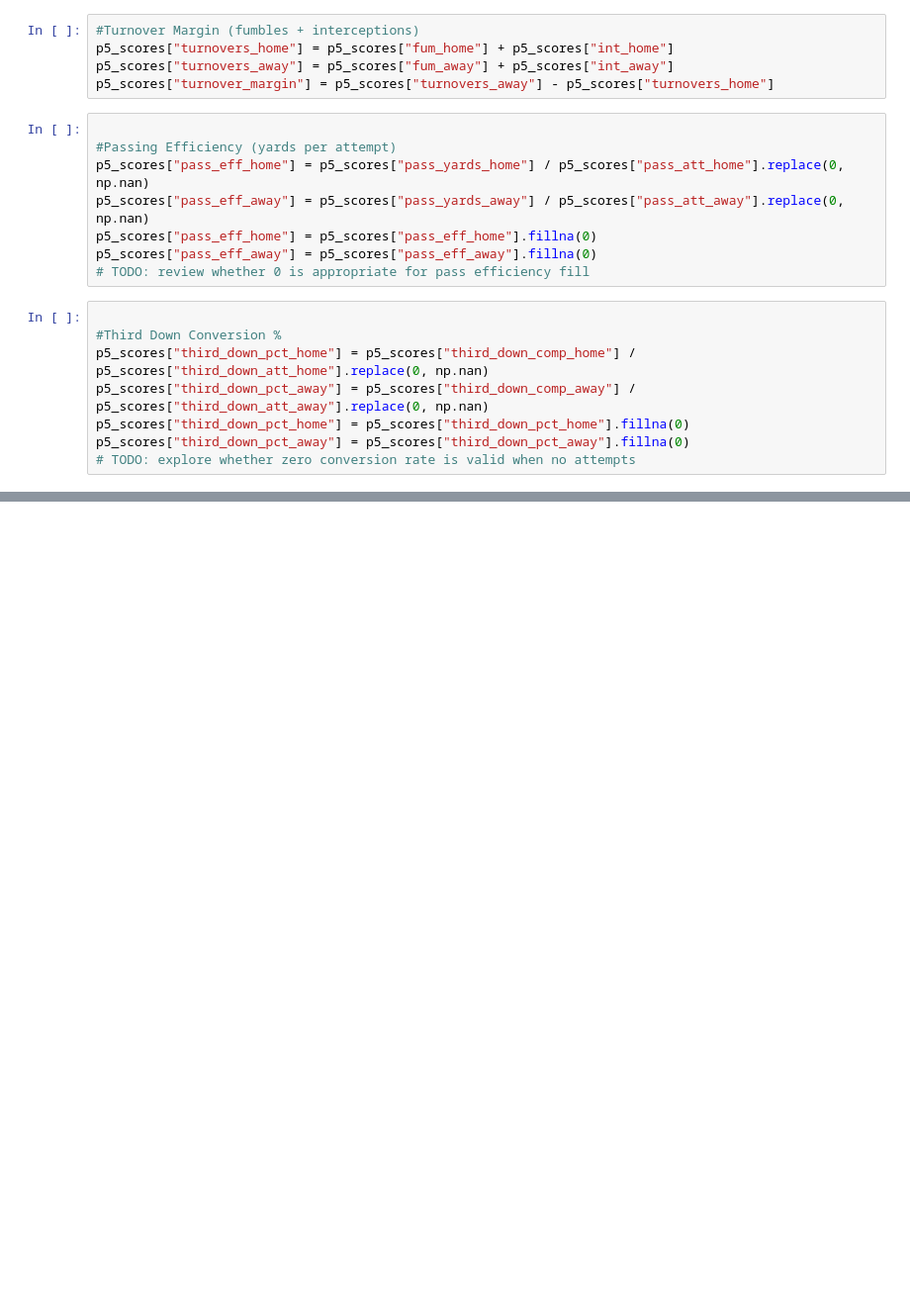
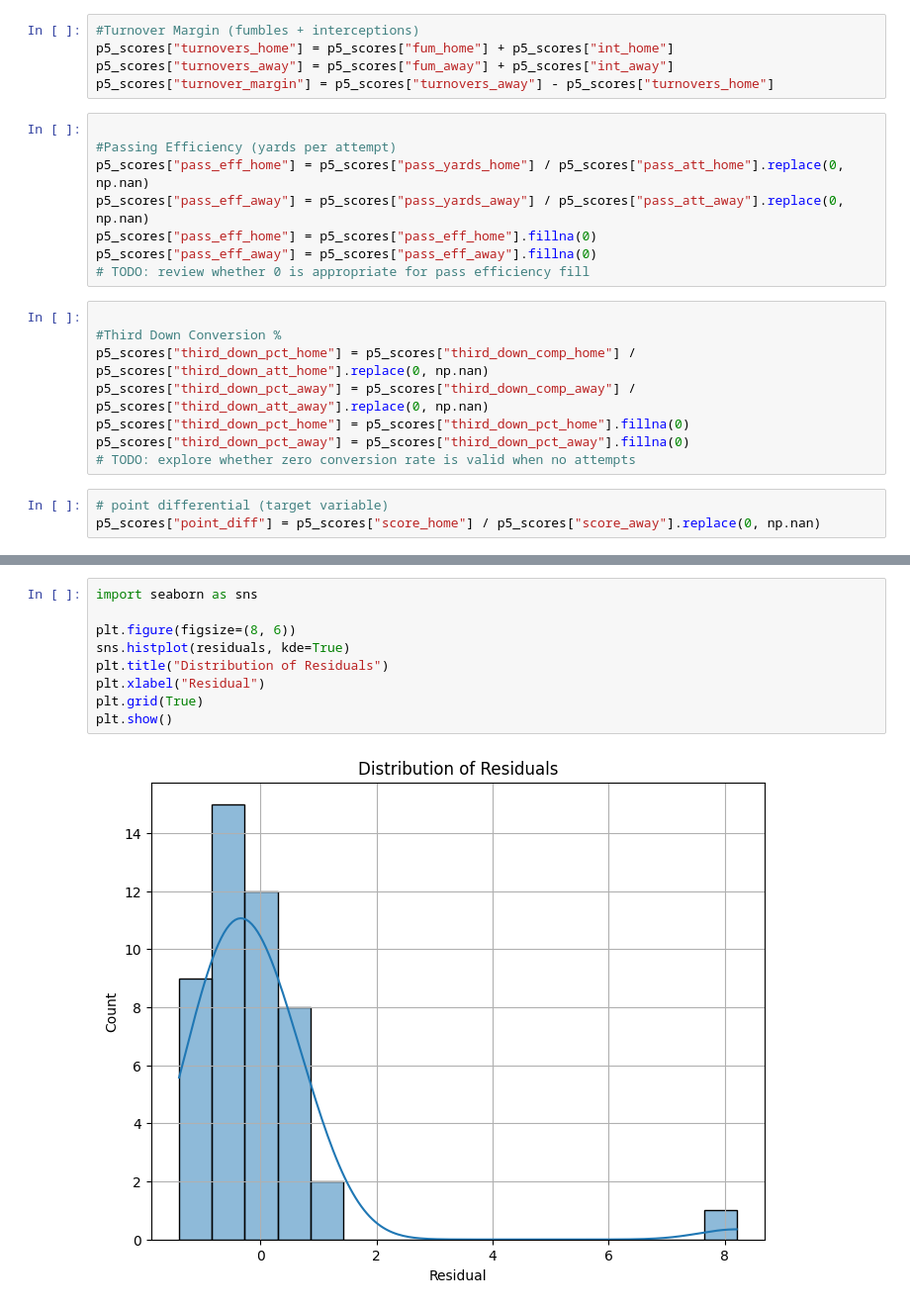
Before and after one commit to evanflaks/451Project, a Jupyter notebook: index.ipynb, the cells around one changed output, grey strips where cells are left out. Shown at 99% size. Drawn from its saved outputs; the diff is of its cells as text; blank space fills up the shorter version.

```diff
--- a/index.ipynb
+++ b/index.ipynb
@@ -92,3 +97,6 @@ p5_scores["third_down_pct_away"] = p5_scores["third_down_comp_away"] / p5_scores
 p5_scores["third_down_pct_home"] = p5_scores["third_down_pct_home"].fillna(0)
 p5_scores["third_down_pct_away"] = p5_scores["third_down_pct_away"].fillna(0)
 # TODO: explore whether zero conversion rate is valid when no attempts
+# %%
+# point differential (target variable)
+p5_scores["point_diff"] = p5_scores["score_home"] / p5_scores["score_away"].replace(0, np.nan)
@@ -94,0 +212,11 @@ p5_scores["third_down_pct_away"] = p5_scores["third_down_pct_away"].fillna(0)
+# %%
+import seaborn as sns
+
+plt.figure(figsize=(8, 6))
+sns.histplot(residuals, kde=True)
+plt.title("Distribution of Residuals")
+plt.xlabel("Residual")
+plt.grid(True)
+plt.show()
+# %% [output]
+[figure, added]
```
Also changed, not shown: parts of 11 cells of this notebook, 1 other file.
